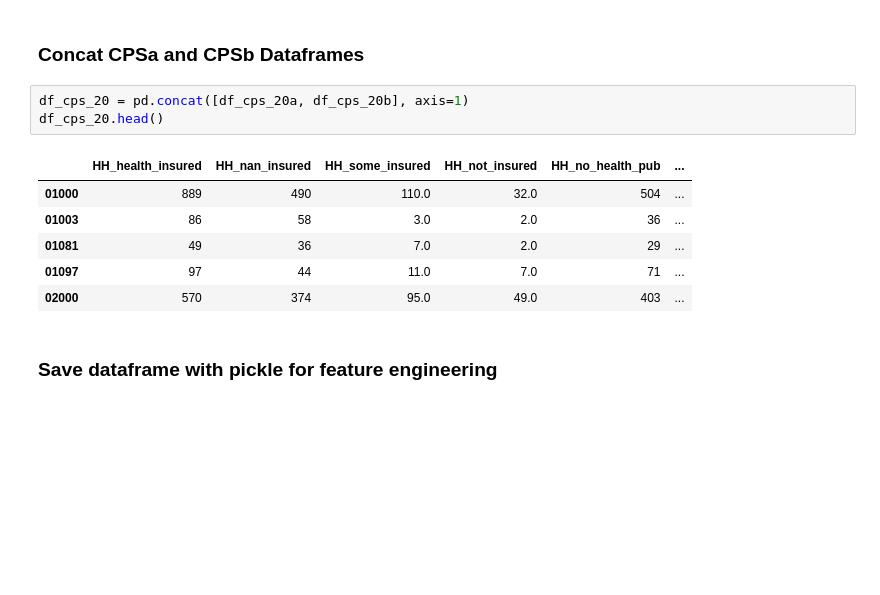
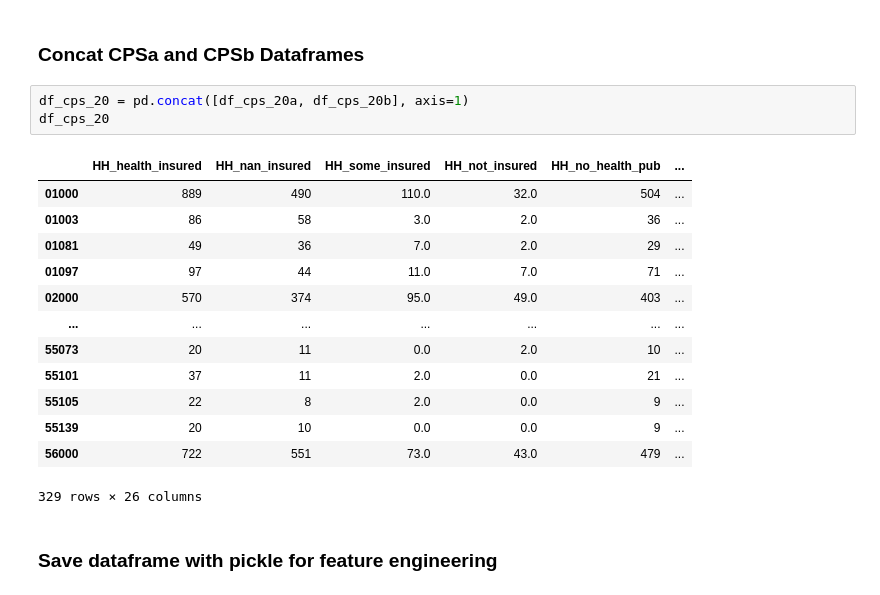
Before and after one commit to khyateed/projecting-food-insecurity, a Jupyter notebook: notebooks/cleaning_pt1.ipynb, the cells around one changed output. Drawn from its saved outputs; the diff is of its cells as text; blank space fills up the shorter version.

```diff
--- a/notebooks/cleaning_pt1.ipynb
+++ b/notebooks/cleaning_pt1.ipynb
@@ -697,14 +730,21 @@ df_cps_20b = pd.concat([pop_per_county,not_citizen, citizen, nan_degree,hs_grad,
 ### Concat CPSa and CPSb Dataframes
 # %%
 df_cps_20 = pd.concat([df_cps_20a, df_cps_20b], axis=1)
-df_cps_20.head()
+df_cps_20
 # %% [output]
 |  | HH_health_insured | HH_nan_insured | HH_some_insured | HH_not_insured | HH_no_health_pub | ... |
 | 01000 | 889 | 490 | 110.0 | 32.0 | 504 | ... |
 | 01003 | 86 | 58 | 3.0 | 2.0 | 36 | ... |
 | 01081 | 49 | 36 | 7.0 | 2.0 | 29 | ... |
 | 01097 | 97 | 44 | 11.0 | 7.0 | 71 | ... |
 | 02000 | 570 | 374 | 95.0 | 49.0 | 403 | ... |
+| ... | ... | ... | ... | ... | ... | ... |
+| 55073 | 20 | 11 | 0.0 | 2.0 | 10 | ... |
+| 55101 | 37 | 11 | 2.0 | 0.0 | 21 | ... |
+| 55105 | 22 | 8 | 2.0 | 0.0 | 9 | ... |
+| 55139 | 20 | 10 | 0.0 | 0.0 | 9 | ... |
+| 56000 | 722 | 551 | 73.0 | 43.0 | 479 | ... |
+329 rows × 26 columns
 # %% [markdown]
 ### Save dataframe with pickle for feature engineering
 # %%
```
Also changed, not shown: parts of 5 cells of this notebook, 2 other files.
